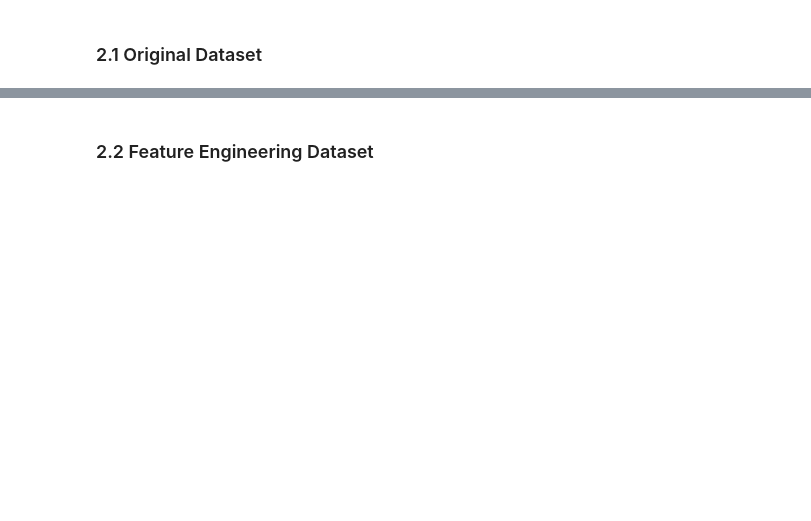
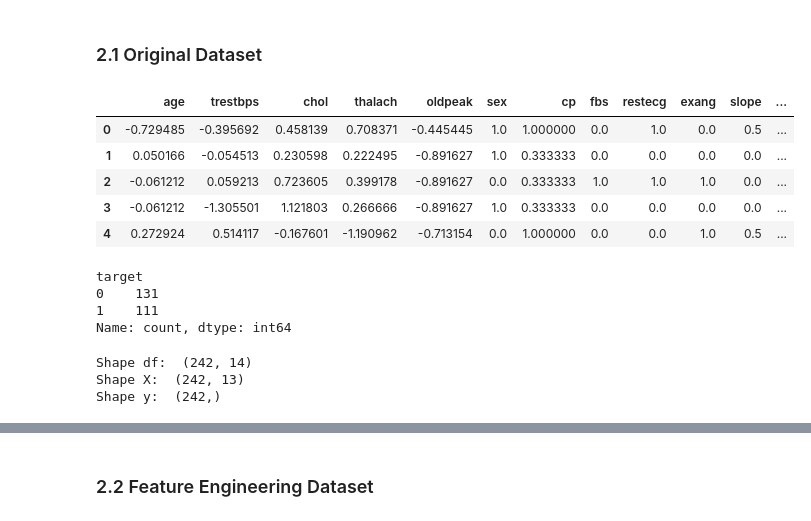
Before and after one commit to mylethidiem/data-science-artificial-intelligence-projects, a Jupyter notebook: Heart-Disease-Diagnosis/notebooks/Naive_Bayes_Classifier_Diagnosis.ipynb, the cells around one changed output, grey strips where cells are left out. Cells and saved outputs as stored; diff of their text form; code cells hidden in the pictures; blank space fills up the shorter version.

```diff
--- a/Heart-Disease-Diagnosis/notebooks/Naive_Bayes_Classifier_Diagnosis.ipynb
+++ b/Heart-Disease-Diagnosis/notebooks/Naive_Bayes_Classifier_Diagnosis.ipynb
@@ -10,2 +45,33 @@
+# %%
+def read_csv(file_path):
+    df = pd.read_csv(file_path)
+    display(df.head())
+
+    X = df.drop("target", axis=1) # axis=1 drop cols, axis=0 drop rows
+    y = df["target"]
+    # summarizes the number (or frequency) of each unique value contained in the target variable y
+    display(y.value_counts())
+
+    print("Shape df: ", df.shape)
+    print("Shape X: ", X.shape)
+    print("Shape y: ", y.shape)
+
+    return X, y
 # %% [markdown]
 ### 2.1 Original Dataset
+# %%
+X_train, y_train = read_csv("splits/raw_train.csv")
+# %% [output]
+|  | age | trestbps | chol | thalach | oldpeak | sex | cp | fbs | restecg | exang | slope | ... |
+| 0 | -0.729485 | -0.395692 | 0.458139 | 0.708371 | -0.445445 | 1.0 | 1.000000 | 0.0 | 1.0 | 0.0 | 0.5 | ... |
+| 1 | 0.050166 | -0.054513 | 0.230598 | 0.222495 | -0.891627 | 1.0 | 0.333333 | 0.0 | 0.0 | 0.0 | 0.0 | ... |
+| 2 | -0.061212 | 0.059213 | 0.723605 | 0.399178 | -0.891627 | 0.0 | 0.333333 | 1.0 | 1.0 | 1.0 | 0.0 | ... |
+| 3 | -0.061212 | -1.305501 | 1.121803 | 0.266666 | -0.891627 | 1.0 | 0.333333 | 0.0 | 0.0 | 0.0 | 0.0 | ... |
+| 4 | 0.272924 | 0.514117 | -0.167601 | -1.190962 | -0.713154 | 0.0 | 1.000000 | 0.0 | 0.0 | 1.0 | 0.5 | ... |
+target
+0    131
+1    111
+Name: count, dtype: int64
+Shape df:  (242, 14)
+Shape X:  (242, 13)
+Shape y:  (242,)
```
Also changed, not shown: parts of 12 cells of this notebook, 3 other files.
